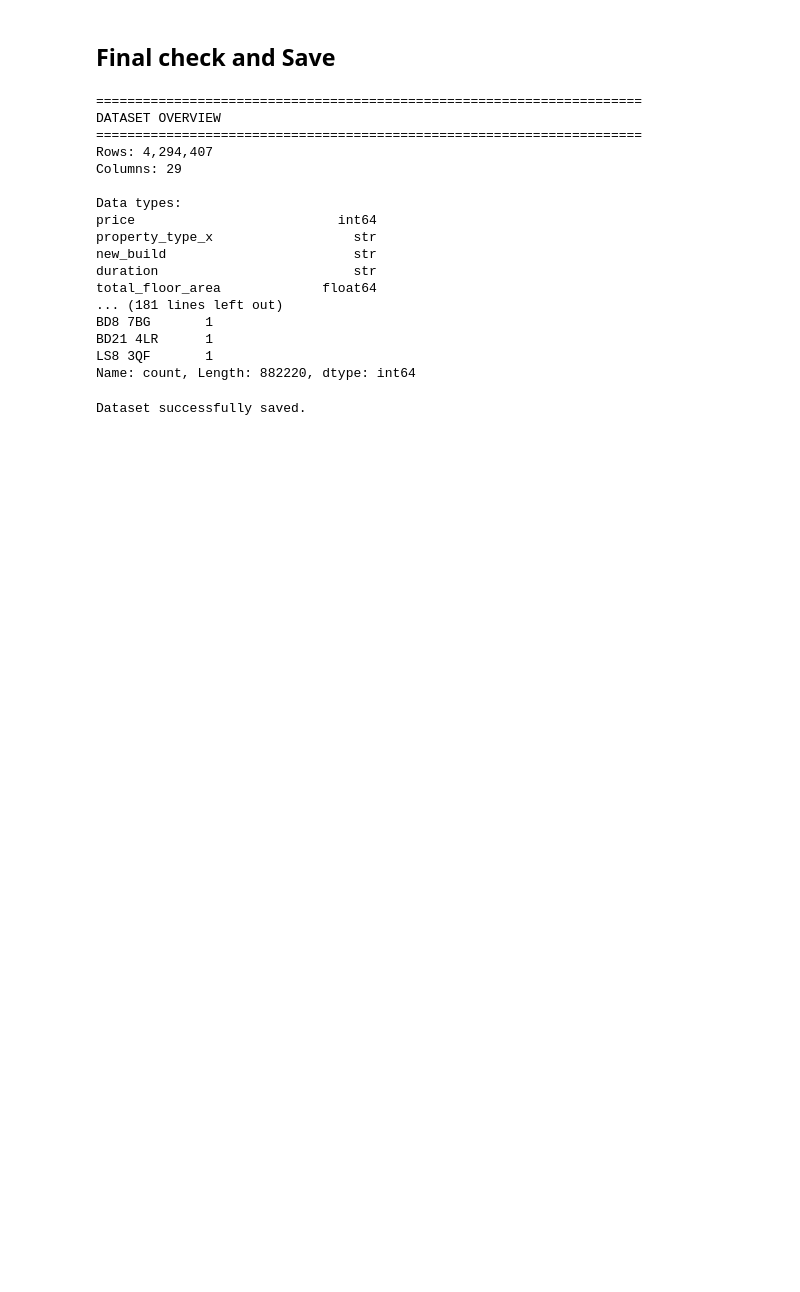
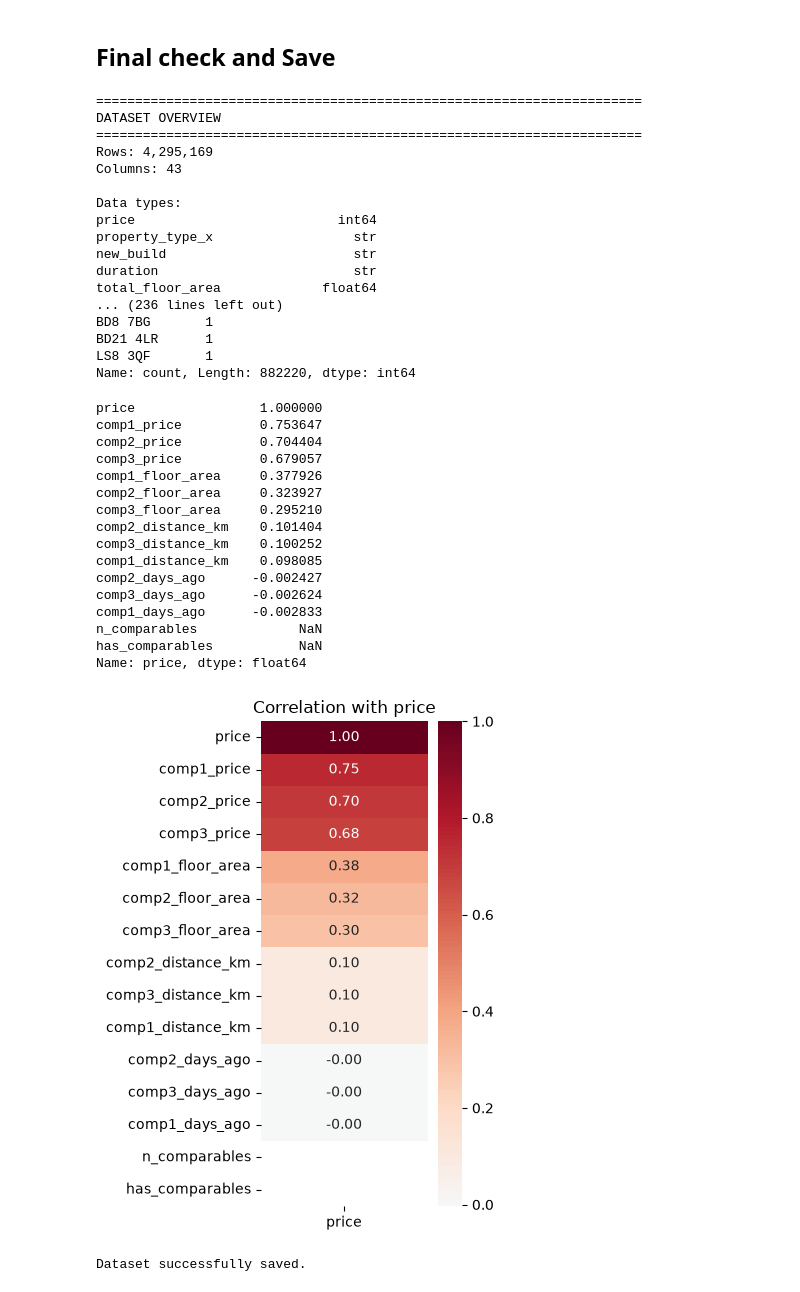
Before and after one commit to asiask97/msc-house-price-prediction, a Jupyter notebook: data_clean_before_eda.ipynb, the cells around one changed output. Drawn from its saved outputs; the diff is of its cells as text; code cells hidden in the pictures; blank space fills up the shorter version.

```diff
--- a/data_clean_before_eda.ipynb
+++ b/data_clean_before_eda.ipynb
@@ -23,7 +23,7 @@ from sklearn.neighbors import BallTree
 
 pd.set_option("display.max_columns", None)
 
-df = pd.read_parquet("Outputs/lr_epc_towns.parquet")
+df = pd.read_parquet("Outputs/lr_epc_comparables.parquet")
 
 print(f"Rows: {len(df):,}")
 print(f"Columns: {len(df.columns)}")
@@ -1184,3 +1185,17 @@ print(f"Filled. Remaining missing: {df['postcode_merged'].isna().sum():,}")
 Filled. Remaining missing: 0
 # %% [markdown]
 ## Feature engineering
+# %%
+df["postcode_area"] = df["postcode_merged"].str.split().str[0]
+tmp = df[["postcode_area", "price", "date"]].sort_values("date")
+logp = np.log1p(tmp["price"])
+tmp["area_past_price"] = (
+    logp.groupby(tmp["postcode_area"])
+        .apply(lambda s: s.shift(1).expanding().median())
+        .reset_index(level=0, drop=True)
+)
+# assign back to df by index — df keeps its original order
+df["area_past_price"] = tmp["area_past_price"]
+
+df = df.drop(columns=["postcode_area"])
+df = df.drop(columns=["postcode_merged"])
@@ -1251,6 +1266,10 @@ distance_cols = [
 
 for col in distance_cols:
     df[col] = np.log1p(df[col])
+# %%
+comp_price_cols = ["comp1_price", "comp2_price", "comp3_price"]
+for c in comp_price_cols:
+    df[c] = np.log1p(df[c])
 # %% [markdown]
 ## Final check and Save
 # %%
@@ -1312,8 +1331,8 @@ for col in categorical_cols:
 ======================================================================
 DATASET OVERVIEW
 ======================================================================
-Rows: 4,294,407
-Columns: 29
+Rows: 4,295,169
+Columns: 43
 
 Data types:
 price                          int64
@@ -1321,11 +1340,43 @@ property_type_x                  str
 new_build                        str
 duration                         str
 total_floor_area             float64
-... (181 lines left out)
+... (236 lines left out)
 BD8 7BG       1
 BD21 4LR      1
 LS8 3QF       1
 Name: count, Length: 882220, dtype: int64
+# %%
+import seaborn as sns
+import matplotlib.pyplot as plt
+
+comp_cols = [c for c in df.columns if c.startswith("comp") or c in ["n_comparables", "has_comparables"]]
+corr = df[["price"] + comp_cols].corr()["price"].sort_values(ascending=False)
+print(corr)
+
+plt.figure(figsize=(4, len(comp_cols)*0.4))
+sns.heatmap(df[["price"] + comp_cols].corr()[["price"]].sort_values("price", ascending=False),
+            annot=True, fmt=".2f", cmap="RdBu_r", center=0)
+plt.title("Correlation with price")
+plt.tight_layout()
+plt.show()
+# %% [output]
+price                1.000000
+comp1_price          0.753647
+comp2_price          0.704404
+comp3_price          0.679057
+comp1_floor_area     0.377926
+comp2_floor_area     0.323927
+comp3_floor_area     0.295210
+comp2_distance_km    0.101404
+comp3_distance_km    0.100252
+comp1_distance_km    0.098085
+comp2_days_ago      -0.002427
+comp3_days_ago      -0.002624
+comp1_days_ago      -0.002833
+n_comparables             NaN
+has_comparables           NaN
+Name: price, dtype: float64
+[figure, added]
 # %%
 df.to_parquet( "Outputs/clean_property_data.parquet", index=False,compression="snappy")
 
```
Also changed, not shown: parts of 7 cells of this notebook, 7 other files.
